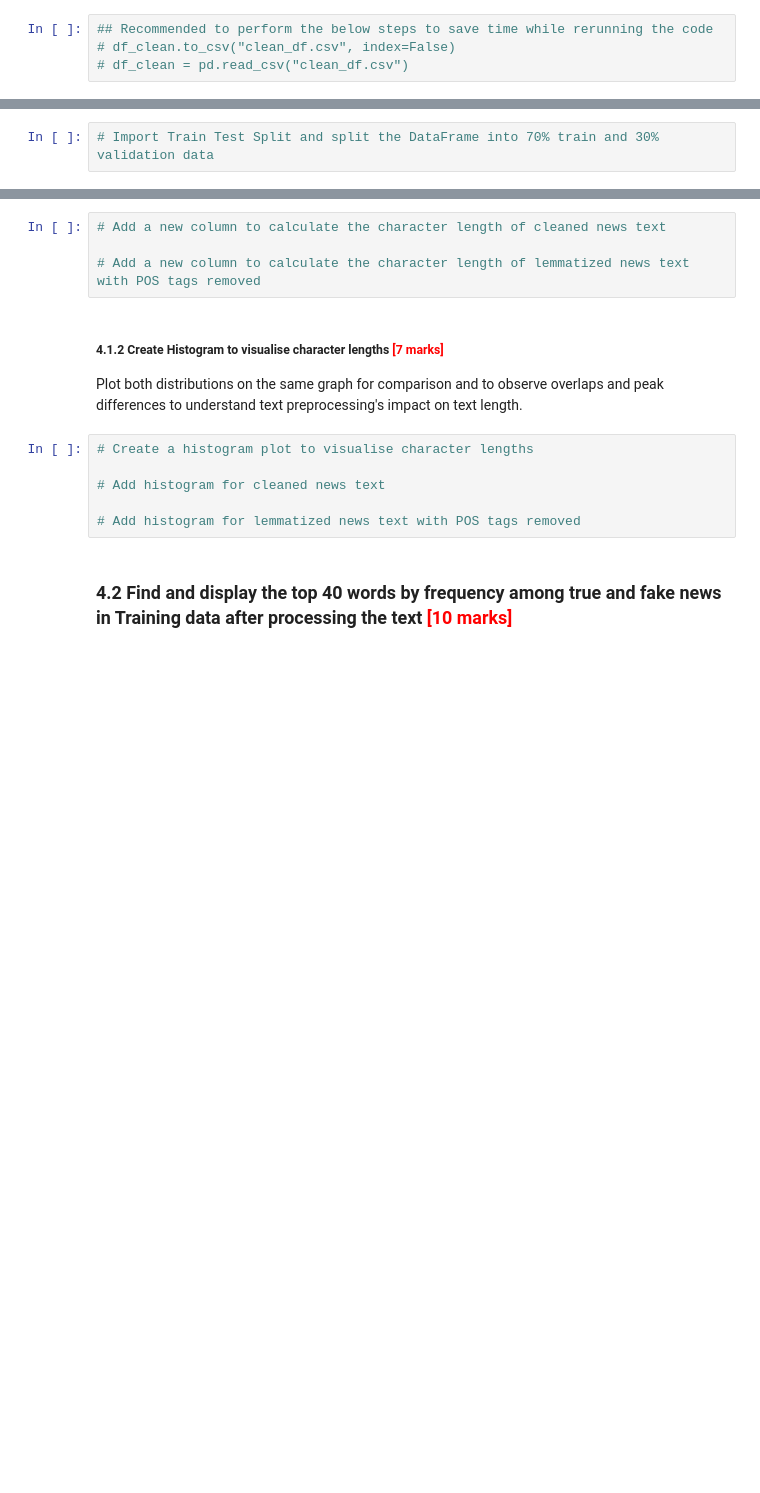
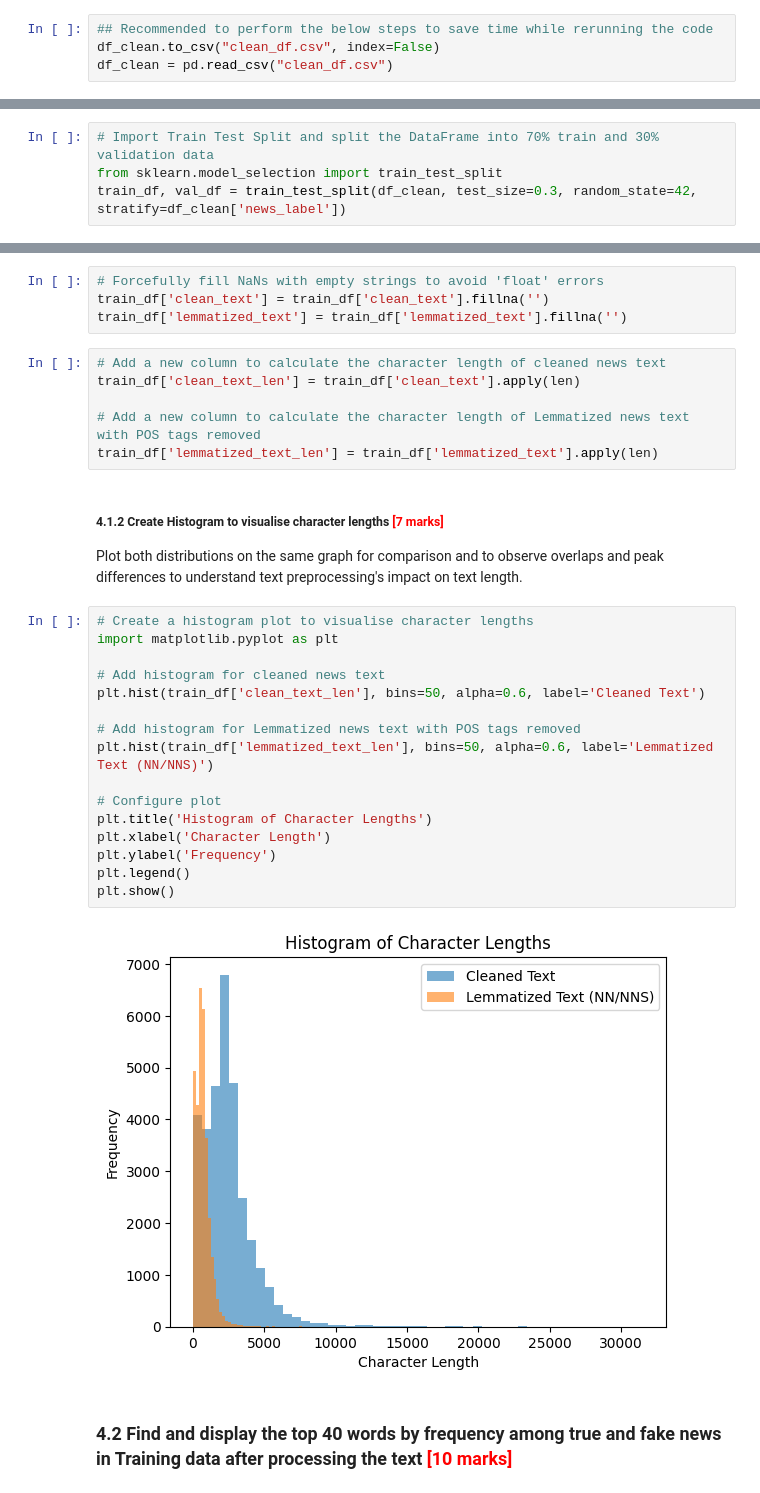
Before and after one commit to Rahul21388/Fake-News-Detection, a Jupyter notebook: Fake_News_Detection_Starter.ipynb, the cells around one changed output, grey strips where cells are left out. Drawn from its saved outputs; the diff is of its cells as text; blank space fills up the shorter version.

```diff
--- a/Fake_News_Detection_Starter.ipynb
+++ b/Fake_News_Detection_Starter.ipynb
@@ -579,7 +421,7 @@ df_clean.head()
 ### Save the Cleaned data as a csv file (Recommended)
 # %%
 ## Recommended to perform the below steps to save time while rerunning the code
-# df_clean.to_csv("clean_df.csv", index=False)
-# df_clean = pd.read_csv("clean_df.csv")
+df_clean.to_csv("clean_df.csv", index=False)
+df_clean = pd.read_csv("clean_df.csv")
 # %%
 # Check the first few rows of the DataFrame
@@ -591,6 +457,8 @@ df_clean.head()
 ## **3.** Train Validation Split <font color = red>[5 marks]</font> <br>
 # %%
 # Import Train Test Split and split the DataFrame into 70% train and 30% validation data
+from sklearn.model_selection import train_test_split
+train_df, val_df = train_test_split(df_clean, test_size=0.3, random_state=42, stratify=df_clean['news_label'])
 # %% [markdown]
 ## **4.** Exploratory Data Analysis on Training Data  <font color = red>[40 marks]</font> <br>
 
@@ -608,17 +483,35 @@ Perform EDA on cleaned and preprocessed texts to get familiar with the training
+# %%
+# Forcefully fill NaNs with empty strings to avoid 'float' errors
+train_df['clean_text'] = train_df['clean_text'].fillna('')
+train_df['lemmatized_text'] = train_df['lemmatized_text'].fillna('')
 # %%
 # Add a new column to calculate the character length of cleaned news text
+train_df['clean_text_len'] = train_df['clean_text'].apply(len)
 
-# Add a new column to calculate the character length of lemmatized news text with POS tags removed
+# Add a new column to calculate the character length of Lemmatized news text with POS tags removed
+train_df['lemmatized_text_len'] = train_df['lemmatized_text'].apply(len)
 # %% [markdown]
 ##### 4.1.2  Create Histogram to visualise character lengths  <font color = red>[7 marks]</font> <br>
 
  Plot both distributions on the same graph for comparison and to observe overlaps and peak differences to understand text preprocessing's impact on text length.
 # %%
 # Create a histogram plot to visualise character lengths
+import matplotlib.pyplot as plt
 
 # Add histogram for cleaned news text
+plt.hist(train_df['clean_text_len'], bins=50, alpha=0.6, label='Cleaned Text')
 
-# Add histogram for lemmatized news text with POS tags removed
+# Add histogram for Lemmatized news text with POS tags removed
+plt.hist(train_df['lemmatized_text_len'], bins=50, alpha=0.6, label='Lemmatized Text (NN/NNS)')
+
+# Configure plot
+plt.title('Histogram of Character Lengths')
+plt.xlabel('Character Length')
+plt.ylabel('Frequency')
+plt.legend()
+plt.show()
+# %% [output]
+[figure, added]
 # %% [markdown]
 ### **4.2** Find and display the top 40 words by frequency among true and fake news in Training data after processing the text  <font color = red>[10 marks]</font> <br>
 # %% [markdown]
```
Also changed, not shown: parts of 55 cells of this notebook.
